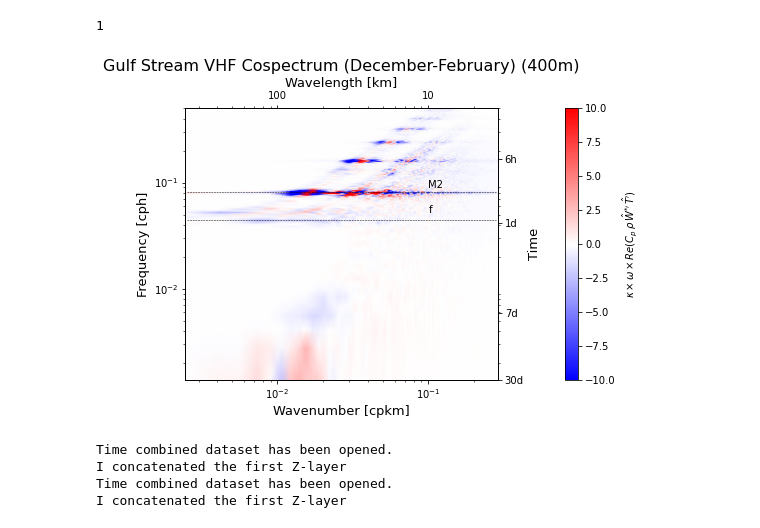
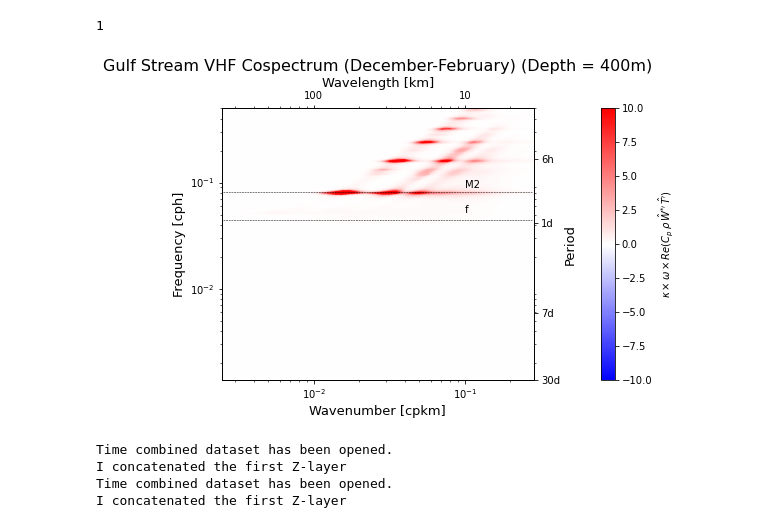
Before and after one commit to avik2007/CoupledOceAtmo, a Jupyter notebook: mit_geos_analysis/notebook23_spectra_for_many_layers.ipynb, the cells around one changed output. Cells and saved outputs as stored; diff of their text form; code cells hidden in the pictures.

```diff
--- a/mit_geos_analysis/notebook23_spectra_for_many_layers.ipynb
+++ b/mit_geos_analysis/notebook23_spectra_for_many_layers.ipynb
@@ -1525,8 +1530,8 @@ I concatenated the first Z-layer
 W36c = W36.W.compute()[int(W36.W.time.size / 2):]
 T36c = T36.Theta.compute()[int(T36.Theta.time.size / 2):]
 # %%
-W36_reg = regularizeCoordinates(W36c,'linear',timeunits = 'hours')
-T36_reg = regularizeCoordinates(T36c,'linear',timeunits = 'hours')
+W36_reg = regularizeCoordinatesDateTime(W36c,'linear')
+T36_reg = regularizeCoordinatesDateTime(W36c,'linear')
 # %%
 W36_t = xrft.detrend(W36_reg, dim = 'time', detrend_type = 'linear')
 W36_txy = xrft.detrend(W36_t, dim = ['xdim','ydim'], detrend_type = 'linear')
@@ -1540,7 +1545,7 @@ T36_np_swap = np.swapaxes(np.swapaxes(T36_np, 0, 1), 1, 2)
 # %%
 dx = W36_txy.xdim.diff('xdim').mean().values
 dy = W36_txy.ydim.diff('ydim').mean().values
-dt = W36_txy.time.diff('time').mean().values
+dt = 1
 # %%
 u = W36_np_swap
 v = T36_np_swap
@@ -1649,36 +1654,36 @@ cs=plt.pcolormesh(kk,omm,60*1*Eiso_units.T[1:,1:]*kk[None,...]*omm[...,None],
                    shading='gouraud',cmap='bwr' )
 ax1.set_yscale('log')
 ax1.set_xscale('log')
-plt.title('Gulf Stream VHF Cospectrum (December-February) (400m)', size=16)
+plt.title('Gulf Stream VHF Cospectrum (December-February) (Depth = 400m)', size=16)
 plt.xlabel(r'Wavenumber [cpkm]',size=13)
 plt.ylabel(r'Frequency [cph]',size=13)
 plt.clim([-10,10])
 cbar = plt.colorbar(pad=0.15)
 cbar.ax.set_ylabel(r'$\kappa \times \omega \times Re(C_p \, \rho \, \hat{W}^{* \prime} \, \hat{T}^{\prime})$', rotation=90)
 #plt.savefig(PrntOut+figurename+output_format,format='png',
 #            dpi=500,bbox_inches='tight')
 ax1a = ax1.twiny()
 ax1a.set_yscale('log')
 ax1a.set_xscale('log')
 ax1a.set_xlim(kk[0],kk[-1])
 ax1a.set_xticks([1/100.,1/10.])
 ax1a.set_xticklabels(['100','10'])
 ax1a.set_xlabel('Wavelength [km]',size=13)
 ax1a = ax1.twinx()
 ax1a.set_yscale('log')
 ax1a.set_xscale('log')
 ax1a.set_ylim(1/(24.*30.),1/2.)
 ax1a.set_yticks([1/6, 1/24.,1/(24.*7.),1/(24*30.)])
 ax1a.set_yticklabels(['6h','1d','7d','30d'])
-ax1a.set_ylabel('Time', size=13)
+ax1a.set_ylabel('Period', size=13)
 ks = np.array([2.5e-3,.28])
 ax1.plot(ks,[omg_m2, omg_m2], 'k--', linewidth=.5)
 ax1.text(0.1, omg_m2+0.0075, 'M2', color='k')
 ax1.plot(ks,[ff,ff], 'k--', linewidth=.5)
 ax1.text(0.1, ff+0.0075, 'f', color='k')
 plt.show()
 # %% [output]
-[figure, old version]
+[figure, new version]
 # %%
 W28 = getMITNCDataSet('/nobackup/amondal/NCData/20211116_QTprime_openocean_3month_bigger_region_fall_winter//', 'W', 28,28)
 T28 = getMITNCDataSet('/nobackup/amondal/NCData/20211116_QTprime_openocean_3month_bigger_region_fall_winter//', 'Theta', 28,28)
```
Also changed, not shown: parts of 2 cells of this notebook, 5 other files.
